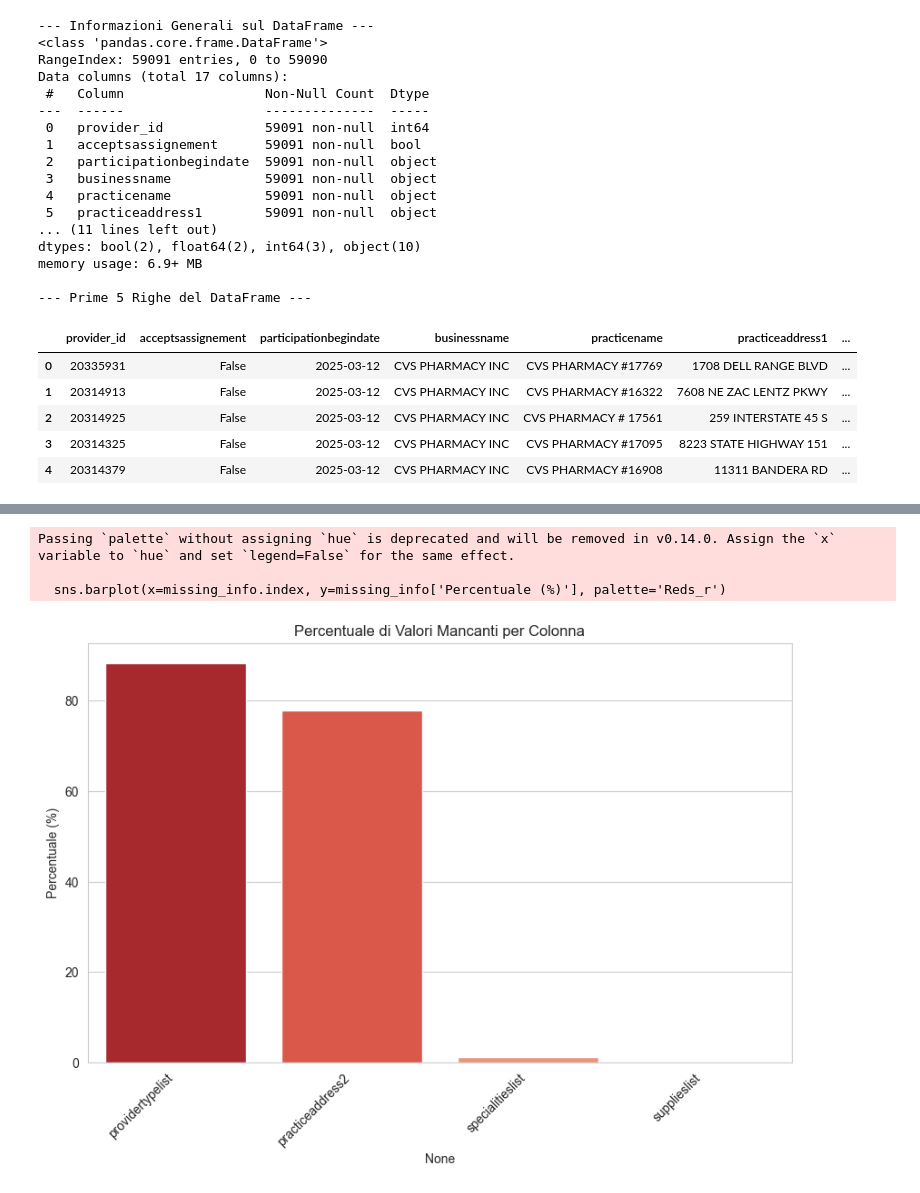
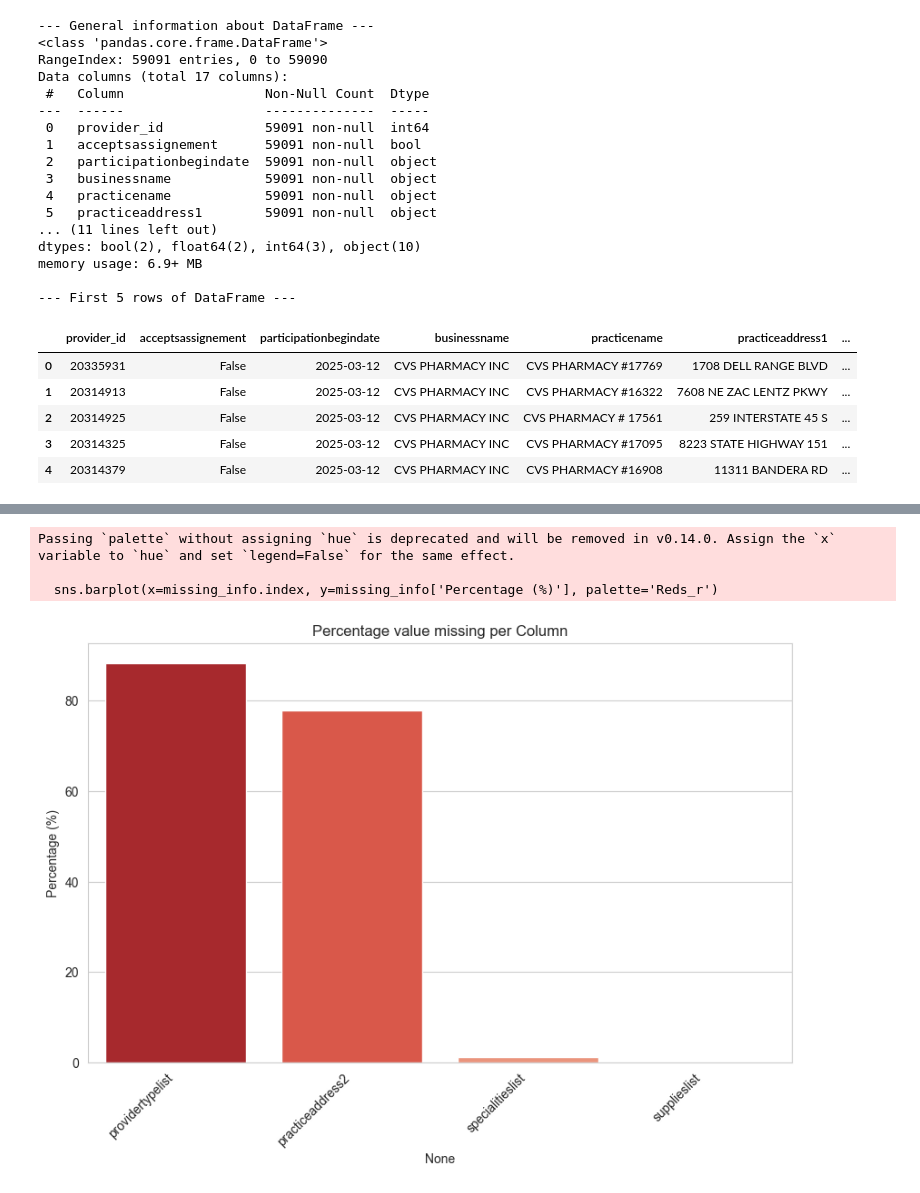
Before and after one commit to nataniel82/Medical-equipement-suppliers, a Jupyter notebook: medical-equipement-suppliers.ipynb, the cells around one changed output, grey strips where cells are left out. Cells and saved outputs as stored; diff of their text form; code cells hidden in the pictures.

```diff
--- a/medical-equipement-suppliers.ipynb
+++ b/medical-equipement-suppliers.ipynb
@@ -21,20 +21,20 @@ In questa fase, carichiamo i dati e conduciamo un'esplorazione preliminare per c
 # %%
-# Import delle librerie necessarie
+# Import the necessary libraries
 import pandas as pd
 import seaborn as sns
 import matplotlib.pyplot as plt
 from sklearn.model_selection import train_test_split
 from sklearn.ensemble import RandomForestClassifier
 from sklearn.metrics import accuracy_score, classification_report, confusion_matrix
-# Caricamento del dataset
+# Load the dataset
 df = pd.read_csv('Medical-Equipment-Suppliers.csv')
-# Esplorazione iniziale
-print("--- Informazioni Generali sul DataFrame ---")
+# Explore the dataset
+print("--- General information about DataFrame ---")
 df.info()
-print("\n--- Prime 5 Righe del DataFrame ---")
+print("\n--- First 5 rows of DataFrame ---")
 display(df.head())
 # %% [output]
---- Informazioni Generali sul DataFrame ---
+--- General information about DataFrame ---
 <class 'pandas.core.frame.DataFrame'>
 RangeIndex: 59091 entries, 0 to 59090
 Data columns (total 17 columns):
@@ -50,7 +50,7 @@ Data columns (total 17 columns):
 dtypes: bool(2), float64(2), int64(3), object(10)
 memory usage: 6.9+ MB
 
---- Prime 5 Righe del DataFrame ---
+--- First 5 rows of DataFrame ---
 |  | provider_id | acceptsassignement | participationbegindate | businessname | practicename | practiceaddress1 | ... |
 | 0 | 20335931 | False | 2025-03-12 | CVS PHARMACY INC | CVS PHARMACY #17769 | 1708 DELL RANGE BLVD | ... |
 | 1 | 20314913 | False | 2025-03-12 | CVS PHARMACY INC | CVS PHARMACY #16322 | 7608 NE ZAC LENTZ PKWY | ... |
@@ -58,20 +58,21 @@ memory usage: 6.9+ MB
 | 3 | 20314325 | False | 2025-03-12 | CVS PHARMACY INC | CVS PHARMACY #17095 | 8223 STATE HIGHWAY 151 | ... |
 | 4 | 20314379 | False | 2025-03-12 | CVS PHARMACY INC | CVS PHARMACY #16908 | 11311 BANDERA RD | ... |
 # %%
-# Calcoliamo la percentuale di valori mancanti per ogni colonna
+# calculate missing values percentage per column
+
 missing_values = df.isnull().sum()
 missing_percentage = (missing_values / len(df)) * 100
-# Creiamo un DataFrame per visualizzare i risultati
-missing_info = pd.DataFrame({'Valori Mancanti': missing_values, 'Percentuale (%)': missing_percentage})
-missing_info = missing_info[missing_info['Valori Mancanti'] > 0].sort_values(by='Percentuale (%)', ascending=False)
-print("--- Analisi dei Valori Mancanti ---")
+# create a DataFrame to summarize missing values
+missing_info = pd.DataFrame({'Missing values': missing_values, 'Percentage (%)': missing_percentage})
+missing_info = missing_info[missing_info['Missing values'] > 0].sort_values(by='Percentage (%)', ascending=False)
+print("\n--- Missing values analysis ---")
 print(missing_info)
-# Visualizzazione grafica
+# Grafical visualization of missing values
 if not missing_info.empty:
     plt.figure(figsize=(10, 6))
-    sns.barplot(x=missing_info.index, y=missing_info['Percentuale (%)'], palette='Reds_r')
-    plt.title('Percentuale di Valori Mancanti per Colonna')
-    plt.ylabel('Percentuale (%)')
+    sns.barplot(x=missing_info.index, y=missing_info['Percentage (%)'], palette='Reds_r')
+    plt.title('Percentage value missing per Column')
+    plt.ylabel('Percentage (%)')
     plt.xticks(rotation=45, ha="right")
     plt.show()
 # %% [output]
@@ -84,5 +85,5 @@ supplieslist                   32         0.054154
 Passing `palette` without assigning `hue` is deprecated and will be removed in v0.14.0. Assign the `x` variable to `hue` and set `legend=False` for the same effect.
 
-  sns.barplot(x=missing_info.index, y=missing_info['Percentuale (%)'], palette='Reds_r')
+  sns.barplot(x=missing_info.index, y=missing_info['Percentage (%)'], palette='Reds_r')
-[figure, old version]
+[figure, new version]
 # %% [markdown]
```
Also changed, not shown: parts of 19 cells of this notebook.
